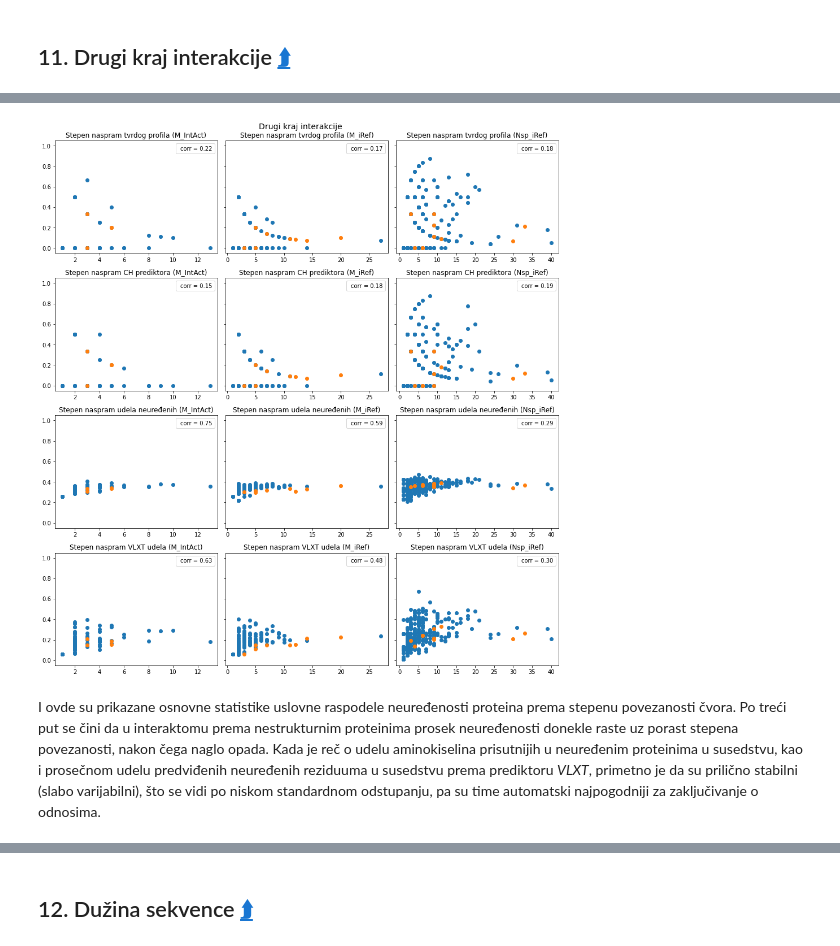
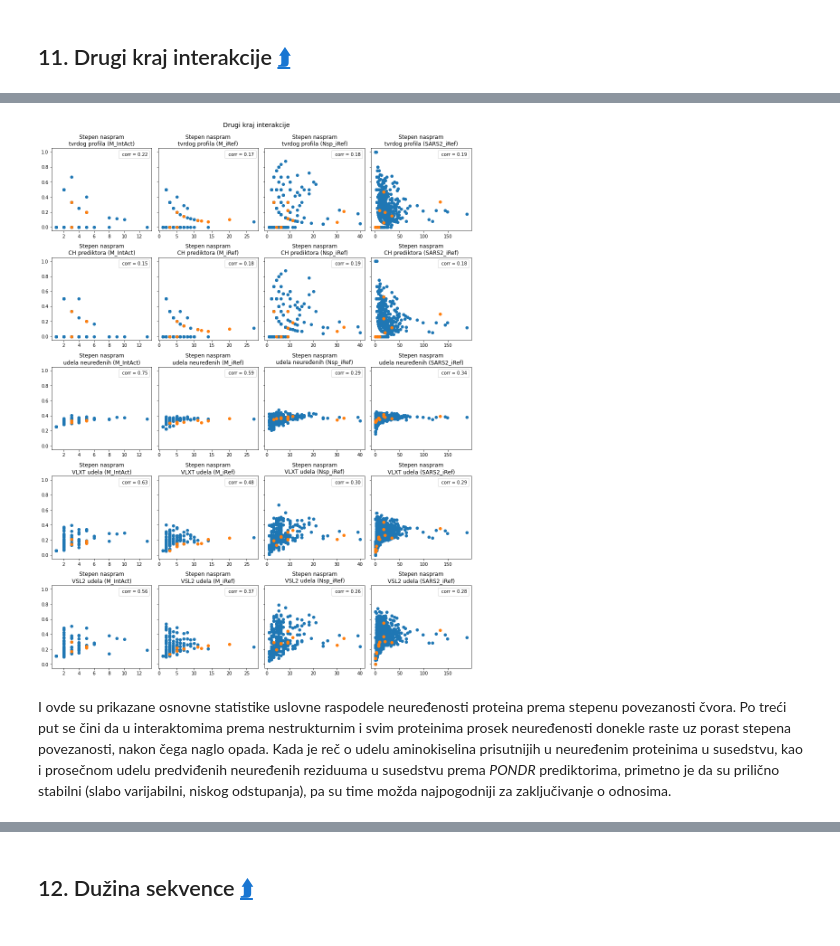
Before and after one commit to matfija/Neuredjenost-u-interaktomu, a Jupyter notebook: sveska/IDP_u_PPI.ipynb, the cells around one changed output, grey strips where cells are left out. Cells and saved outputs as stored; diff of their text form; code cells hidden in the pictures.

```diff
--- a/sveska/IDP_u_PPI.ipynb
+++ b/sveska/IDP_u_PPI.ipynb
@@ -1370,17 +1538,6 @@ fig.tight_layout()
 # %% [markdown]
 U nastavku su prikazani srednja vrednost i standardno odstupanje uslovne raspodele neuređenosti proteina prema stepenu povezanosti čvora. Još jednom se čini da u interaktomu prema nestrukturnim proteinima prosek neuređenosti donekle raste uz porast stepena povezanosti, nakon čega naglo opada.
 # %%
-# Podela slike na više delova
-fig, axs = plt.subplots(6, 3, figsize=(13, 21))
-
-# Naslov grafika koji opisuje sliku
-fig.suptitle('Dužina neuređenih regiona\n', fontsize=14)
-
-# Statistike prema PONDR skorovima
-statistike(M_intact, 'M_IntAct', axs[:, 0])
-statistike(M_iref, 'M_iRef', axs[:, 1])
-statistike(Nsp_iref, 'Nsp_iRef', axs[:, 2])
-
-# Crtanje slike bez preklapanja
-fig.tight_layout()
+# Statistike prema dužini regiona
+crtaj(statistike, 3, 'Dužina neuređenih regiona', y=False)
 # %% [output]
@@ -1394,59 +1551,52 @@ Zasad se čini da su habovi (visokopovezani čvorovi) mahom uređeni. Ipak, mogu
 # %%
-# Podela slike na više delova
-fig, axs = plt.subplots(4, 3,
-                        figsize=(13, 14),
-                        sharey=True)
-
-# Naslov grafika koji opisuje sliku
-fig.suptitle('Drugi kraj interakcije', fontsize=14)
+# Srednja vrednost sa prazninom
+srednja = lambda niz: np.mean(niz) if niz else 0
 
 # Poređenje prema drugom kraju interakcije
 def poredi(interakt, ime, axs):
     # Inicijalno prazne liste koordinata
-    X, Y, Z = [], [[], [], [], []], []
+    X, Y, Z = [], [[], [], [], [], []], []
 
     # Mapiranje identifikatora u objekat
     mapa = {prot.id: prot for prot in interakt.prots}
 
     # Prolazak kroz sve proteine
     for prot in interakt.prots:
         # Novi podaci o drugom kraju interakcije
-        prot.sus_hard = np.mean([mapa[p].prof_hard for p in prot.interakt])
-        prot.sus_ch = np.mean([mapa[p].ch_ind for p in prot.interakt])
-        prot.sus_prof = np.mean([mapa[p].prof_ppidr for p in prot.interakt])
-        prot.sus_vlxt = np.mean([mapa[p].vlxt_ppidr for p in prot.interakt])
+        prot.sus_hard = srednja([mapa[p].prof_hard for p in prot.interakt])
+        prot.sus_ch = srednja([mapa[p].ch_ind for p in prot.interakt])
+        prot.sus_prof = srednja([mapa[p].prof_ppidr for p in prot.interakt])
+        prot.sus_vlxt = srednja([mapa[p].vlxt_ppidr for p in prot.interakt])
+        prot.sus_vsl2 = srednja([mapa[p].vsl2_ppidr for p in prot.interakt])
 
         # Preskakanje polaznih
         if prot.id in interakt.ids:
             continue
 
         # Novi stepen povezanosti
         X.append(prot.susedi)
 
         # Novi podatak o poreklu proteina
         Z.append(prot.ljudski)
 
         # Pamćenje podataka o drugom kraju interakcije
         Y[0].append(prot.sus_hard)
         Y[1].append(prot.sus_ch)
         Y[2].append(prot.sus_prof)
         Y[3].append(prot.sus_vlxt)
+        Y[4].append(prot.sus_vsl2)
 
     # Crtanje mera prema drugom kraju interakcije
-    plotuj(X, Y[0], Z, axs[0], f'Stepen naspram tvrdog profila ({ime})')
-    plotuj(X, Y[1], Z, axs[1], f'Stepen naspram CH prediktora ({ime})')
-    plotuj(X, Y[2], Z, axs[2], f'Stepen naspram udela neuređenih ({ime})')
-    plotuj(X, Y[3], Z, axs[3], f'Stepen naspram VLXT udela ({ime})')
+    plotuj(X, Y[0], Z, axs[0], f'Stepen naspram\ntvrdog profila ({ime})')
+    plotuj(X, Y[1], Z, axs[1], f'Stepen naspram\nCH prediktora ({ime})')
+    plotuj(X, Y[2], Z, axs[2], f'Stepen naspram\nudela neuređenih ({ime})')
+    plotuj(X, Y[3], Z, axs[3], f'Stepen naspram\nVLXT udela ({ime})')
+    plotuj(X, Y[4], Z, axs[4], f'Stepen naspram\nVSL2 udela ({ime})')
 
 # Poređenje prema drugom kraju interakcije
-poredi(M_intact, 'M_IntAct', axs[:, 0])
-poredi(M_iref, 'M_iRef', axs[:, 1])
-poredi(Nsp_iref, 'Nsp_iRef', axs[:, 2])
-
-# Crtanje slike bez preklapanja
-fig.tight_layout()
+crtaj(poredi, 5, 'Drugi kraj interakcije\n')
 # %% [output]
-[figure, old version]
+[figure, new version]
 # %% [markdown]
-I ovde su prikazane osnovne statistike uslovne raspodele neuređenosti proteina prema stepenu povezanosti čvora. Po treći put se čini da u interaktomu prema nestrukturnim proteinima prosek neuređenosti donekle raste uz porast stepena povezanosti, nakon čega naglo opada. Kada je reč o udelu aminokiselina prisutnijih u neuređenim proteinima u susedstvu, kao i prosečnom udelu predviđenih neuređenih reziduuma u susedstvu prema prediktoru *VLXT*, primetno je da su prilično stabilni (slabo varijabilni), što se vidi po niskom standardnom odstupanju, pa su time automatski najpogodniji za zaključivanje o odnosima.
+I ovde su prikazane osnovne statistike uslovne raspodele neuređenosti proteina prema stepenu povezanosti čvora. Po treći put se čini da u interaktomima prema nestrukturnim i svim proteinima prosek neuređenosti donekle raste uz porast stepena povezanosti, nakon čega naglo opada. Kada je reč o udelu aminokiselina prisutnijih u neuređenim proteinima u susedstvu, kao i prosečnom udelu predviđenih neuređenih reziduuma u susedstvu prema *PONDR* prediktorima, primetno je da su prilično stabilni (slabo varijabilni, niskog odstupanja), pa su time možda najpogodniji za zaključivanje o odnosima.
 # %%
```
Also changed, not shown: parts of 57 cells of this notebook, 8 other files.
